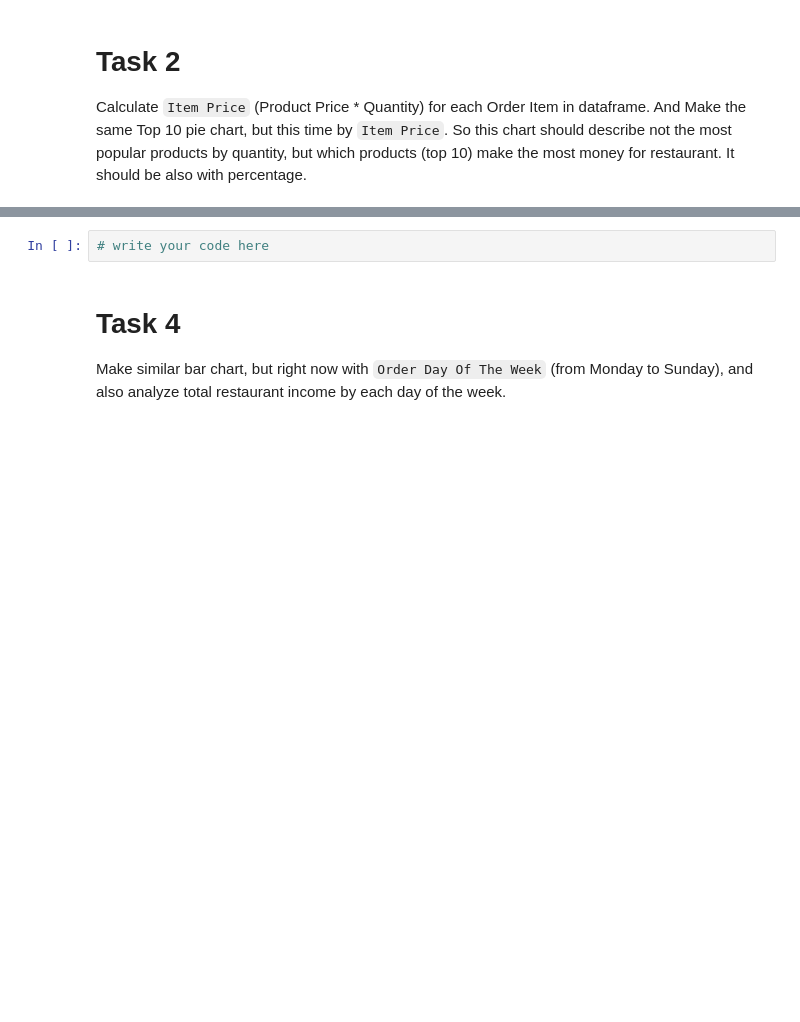
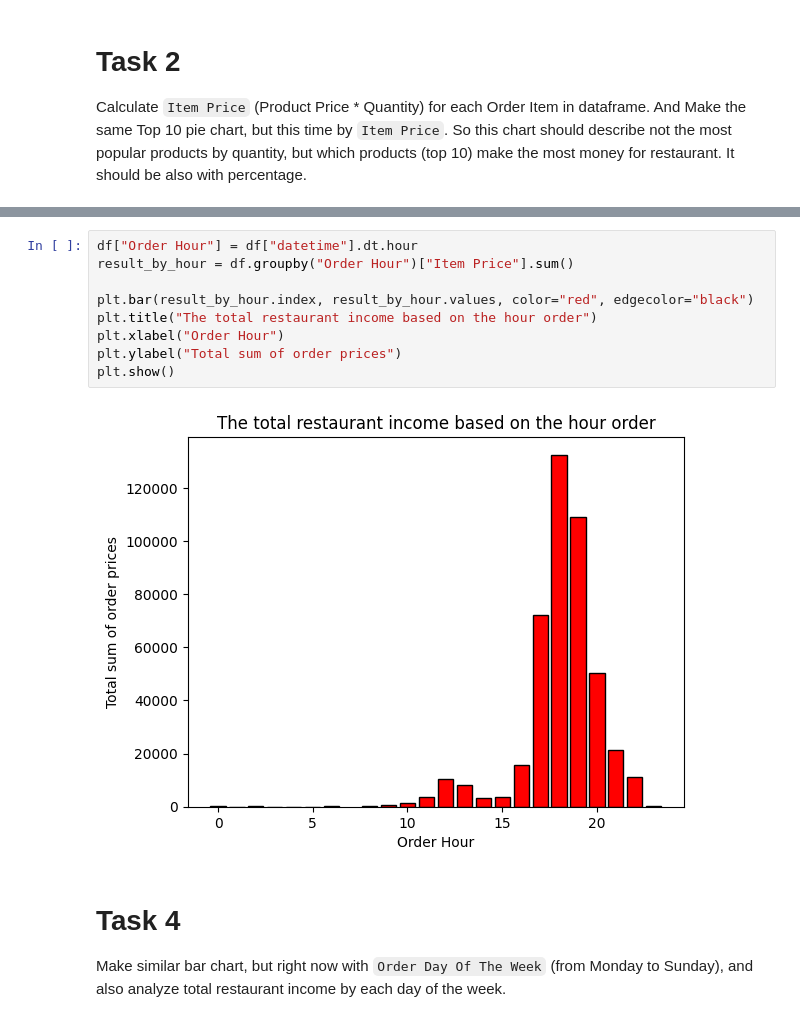
Before and after one commit to mate-academy/py-restaurant-data-analysis, a Jupyter notebook: app/main.ipynb, the cells around one changed output, grey strips where cells are left out. Saved outputs shown, nothing was run; the diff lists cells and outputs as text; blank space fills up the shorter version.

```diff
--- a/app/main.ipynb
+++ b/app/main.ipynb
@@ -72,8 +80,17 @@ Calculate `Order Hour` based on `Order Datetime`, which will tell about the spec
 Example:
 
 ![bar chart](../demo/bar.png)
-# %%
-# write your code here
+# %%
+df["Order Hour"] = df["datetime"].dt.hour
+result_by_hour = df.groupby("Order Hour")["Item Price"].sum()
+
+plt.bar(result_by_hour.index, result_by_hour.values, color="red", edgecolor="black")
+plt.title("The total restaurant income based on the hour order")
+plt.xlabel("Order Hour")
+plt.ylabel("Total sum of order prices")
+plt.show()
+# %% [output]
+[figure, added]
 # %% [markdown]
 # Task 4
 Make similar bar chart, but right now with `Order Day Of The Week` (from Monday to Sunday), and also analyze total restaurant income by each day of the week.
```
Also changed, not shown: parts of 3 cells of this notebook.
